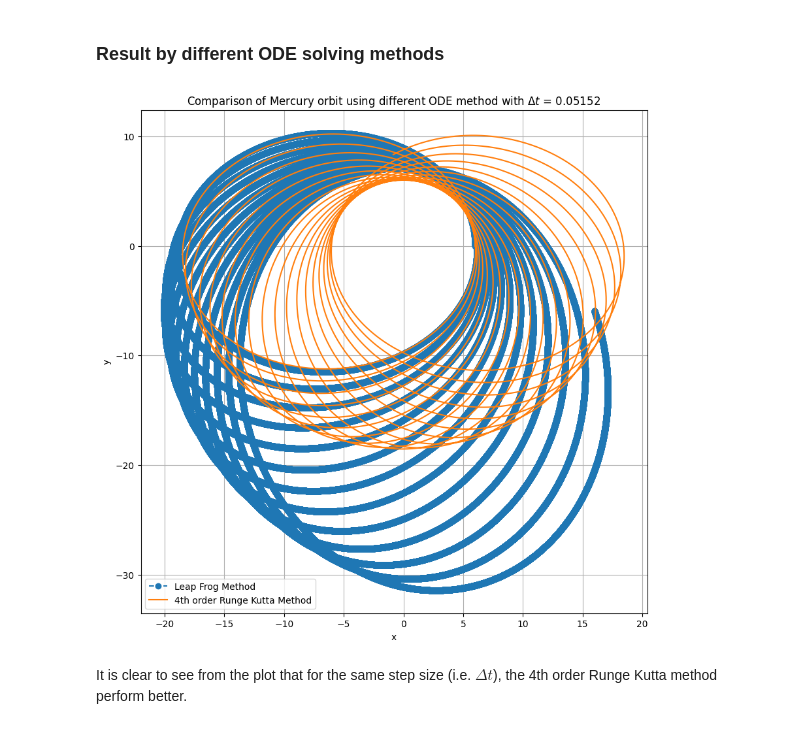
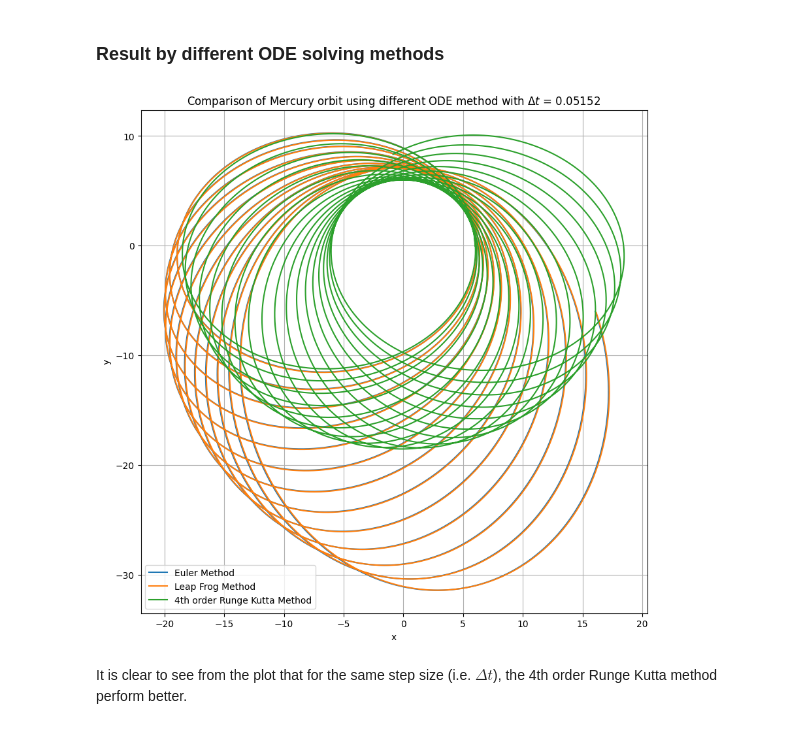
Before and after one commit to timlok123/PHYS4150-Computational-Physics-2024, a Jupyter notebook: Solving ODE/Mercury Perihelion Precession updated.ipynb, the cells around one changed output. Cells and saved outputs as stored; diff of their text form; code cells hidden in the pictures.

Commit message:
Fix the 1st bug in Leap frog method

```diff
--- a/Solving ODE/Mercury Perihelion Precession updated.ipynb
+++ b/Solving ODE/Mercury Perihelion Precession updated.ipynb
@@ -89,12 +79,15 @@ def Leap_Frog(derivative, initial_condition, dt, nt, c_a, alpha, beta, rS, rL2):
   initial_position = initial_condition[:2]
   initial_velocity = initial_condition[2:]
 
-  # Calculate v(-1/2)
-  initial_acceleration = derivative(initial_condition, c_a, alpha, beta, rS, rL2)[2:]
-  initial_velocity -= 1/2 * dt * initial_acceleration
+  # Calculate starting velocity - v(-1/2)
+  starting_acceleration = derivative(initial_condition, c_a, alpha, beta, rS, rL2)[2:]
+  starting_velocity = initial_velocity  - 1/2 * dt * starting_acceleration
+
+  # Calculate 1st element in velocity part - v(1/2)
+  first_velocity = starting_velocity + dt * derivative(initial_condition, c_a, alpha, beta, rS, rL2)[2:]
 
   X = np.zeros([nt, len(initial_condition)])
-  X[0] = np.concatenate((initial_position, initial_velocity))
+  X[0] = np.concatenate((initial_position, first_velocity))
 
   for i in range(nt-1):
     X[i+1] = X[i] +  derivative(X[i], c_a, alpha, beta, rS, rL2) * dt
@@ -147,17 +140,17 @@ X_RK    = Runge_kutta_4th(derivative, initial_condition, dt, nt, c_a, alpha, bet
 # %%
 plt.figure(figsize=(10,10))
 plt.title(rf'Comparison of Mercury orbit using different ODE method with $\Delta t$ = {np.round(dt,5)}')
 
 plt.plot(X_Euler[ : 100000 ,0], X_Euler[  : 100000,1], label = 'Euler Method')
-plt.plot(X_LF[ : 100000, 0], X_LF[ : 100000,1], "o--", label = 'Leap Frog Method')
+plt.plot(X_LF[ : 100000, 0], X_LF[ : 100000,1], label = 'Leap Frog Method')
 plt.plot(X_RK[ : 100000, 0], X_RK[ : 100000,1], label = '4th order Runge Kutta Method')
 
 plt.xlabel('x')
 plt.ylabel('y')
 plt.legend()
 plt.grid()
 # %% [output]
-[figure, old version]
+[figure, new version]
 # %% [markdown]
 It is clear to see from the plot that for the same step size (i.e. $\Delta t$), the 4th order Runge Kutta method perform better.
 # %% [markdown]
```
Also changed, not shown: parts of 1 cell of this notebook.
